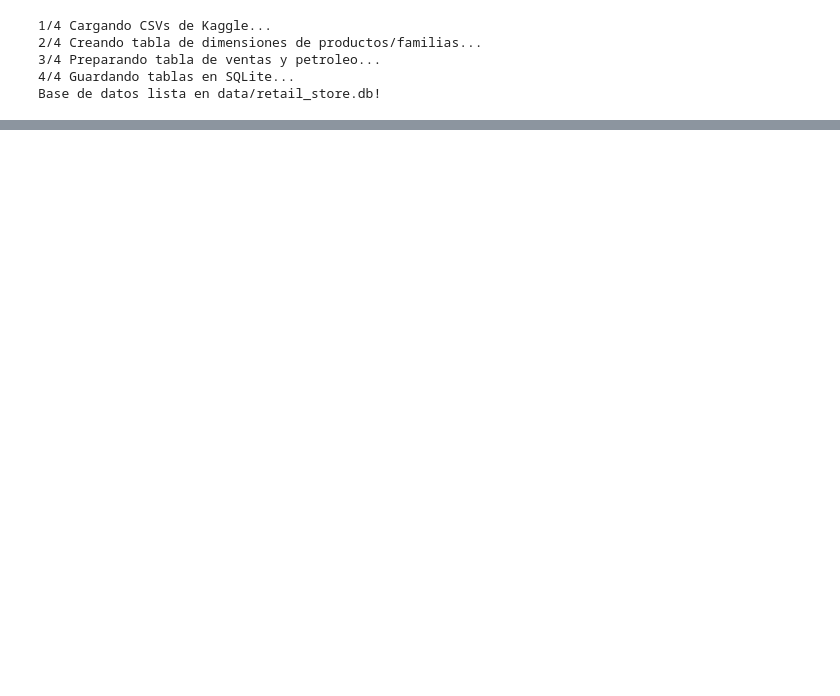
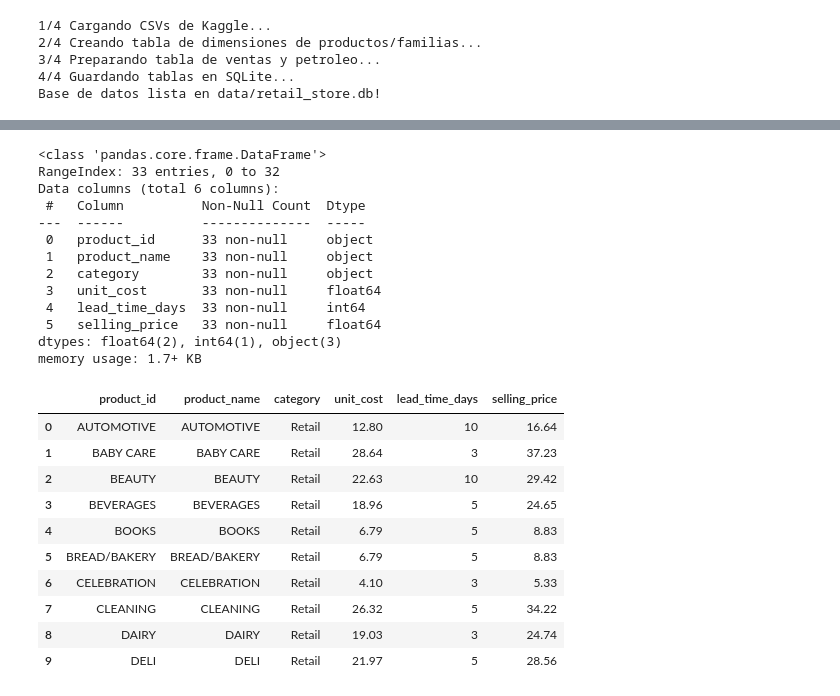
Before and after one commit to Rrricardi/P, a Jupyter notebook: Create_data_sql.ipynb, the cells around one changed output, grey strips where cells are left out. Drawn from its saved outputs; the diff is of its cells as text; code cells hidden in the pictures; blank space fills up the shorter version.

```diff
--- a/Create_data_sql.ipynb
+++ b/Create_data_sql.ipynb
@@ -71,0 +154,38 @@ Base de datos lista en data/retail_store.db!
+# %%
+families = df_train["family"].unique()
+np.random.seed(42)
+df_products = pd.DataFrame({
+      "product_id": families,
+      "product_name": families,
+      "category": "Retail",
+      "unit_cost": np.random.uniform(2.5, 30.0, size=len(families)).round(2),
+      "lead_time_days": np.random.choice([3, 5, 7, 10], size=len(families)),
+  })
+df_products["selling_price"] = (df_products["unit_cost"] * 1.30).round(2)
+df_products.info()
+df_products.head(10)
+# %% [output]
+<class 'pandas.core.frame.DataFrame'>
+RangeIndex: 33 entries, 0 to 32
+Data columns (total 6 columns):
+ #   Column          Non-Null Count  Dtype
+---  ------          --------------  -----
+ 0   product_id      33 non-null     object
+ 1   product_name    33 non-null     object
+ 2   category        33 non-null     object
+ 3   unit_cost       33 non-null     float64
+ 4   lead_time_days  33 non-null     int64
+ 5   selling_price   33 non-null     float64
+dtypes: float64(2), int64(1), object(3)
+memory usage: 1.7+ KB
+|  | product_id | product_name | category | unit_cost | lead_time_days | selling_price |
+| 0 | AUTOMOTIVE | AUTOMOTIVE | Retail | 12.80 | 10 | 16.64 |
+| 1 | BABY CARE | BABY CARE | Retail | 28.64 | 3 | 37.23 |
+| 2 | BEAUTY | BEAUTY | Retail | 22.63 | 10 | 29.42 |
+| 3 | BEVERAGES | BEVERAGES | Retail | 18.96 | 5 | 24.65 |
+| 4 | BOOKS | BOOKS | Retail | 6.79 | 5 | 8.83 |
+| 5 | BREAD/BAKERY | BREAD/BAKERY | Retail | 6.79 | 5 | 8.83 |
+| 6 | CELEBRATION | CELEBRATION | Retail | 4.10 | 3 | 5.33 |
+| 7 | CLEANING | CLEANING | Retail | 26.32 | 5 | 34.22 |
+| 8 | DAIRY | DAIRY | Retail | 19.03 | 3 | 24.74 |
+| 9 | DELI | DELI | Retail | 21.97 | 5 | 28.56 |
```
Also changed, not shown: parts of 7 cells of this notebook.
